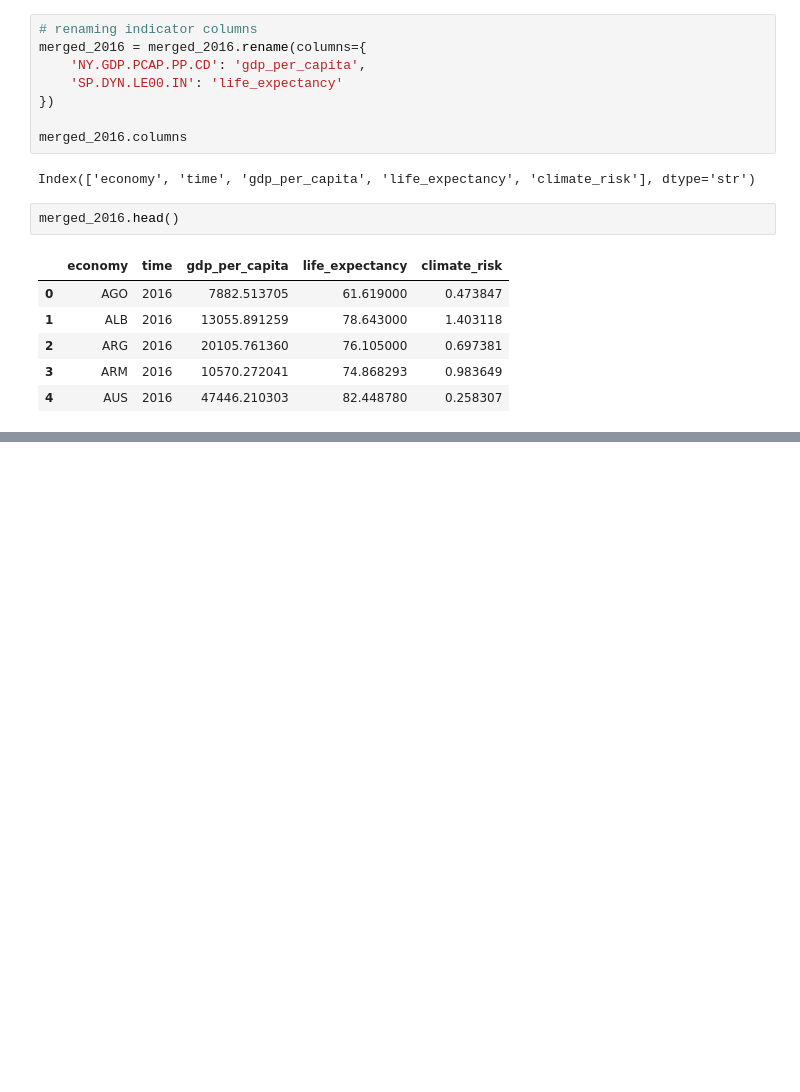
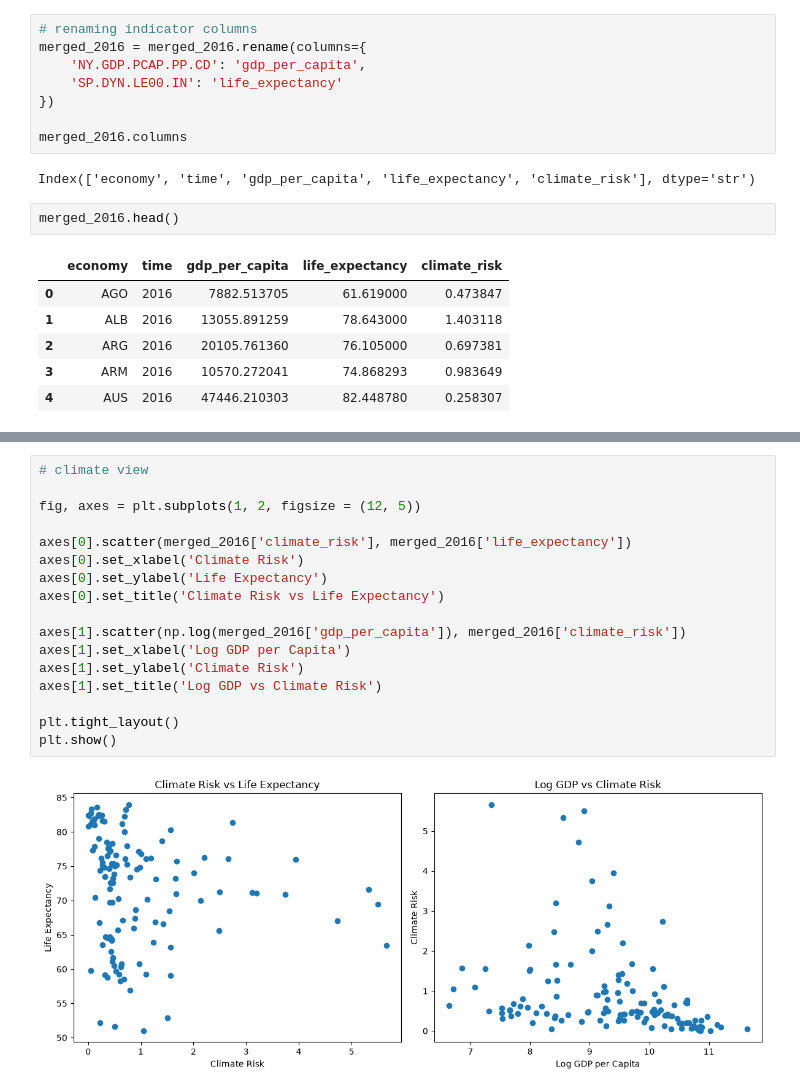
Before and after one commit to ambriapearce/life_expectancy_climate_risk, a Jupyter notebook: climate_risk.ipynb, the cells around one changed output, grey strips where cells are left out. Drawn from its saved outputs; the diff is of its cells as text; blank space fills up the shorter version.

```diff
--- a/climate_risk.ipynb
+++ b/climate_risk.ipynb
@@ -714,0 +767,19 @@ merged_2016.head()
+# %%
+# climate view
+
+fig, axes = plt.subplots(1, 2, figsize = (12, 5))
+
+axes[0].scatter(merged_2016['climate_risk'], merged_2016['life_expectancy'])
+axes[0].set_xlabel('Climate Risk')
+axes[0].set_ylabel('Life Expectancy')
+axes[0].set_title('Climate Risk vs Life Expectancy')
+
+axes[1].scatter(np.log(merged_2016['gdp_per_capita']), merged_2016['climate_risk'])
+axes[1].set_xlabel('Log GDP per Capita')
+axes[1].set_ylabel('Climate Risk')
+axes[1].set_title('Log GDP vs Climate Risk')
+
+plt.tight_layout()
+plt.show()
+# %% [output]
+[figure, added]
```
Also changed, not shown: parts of 5 cells of this notebook.
